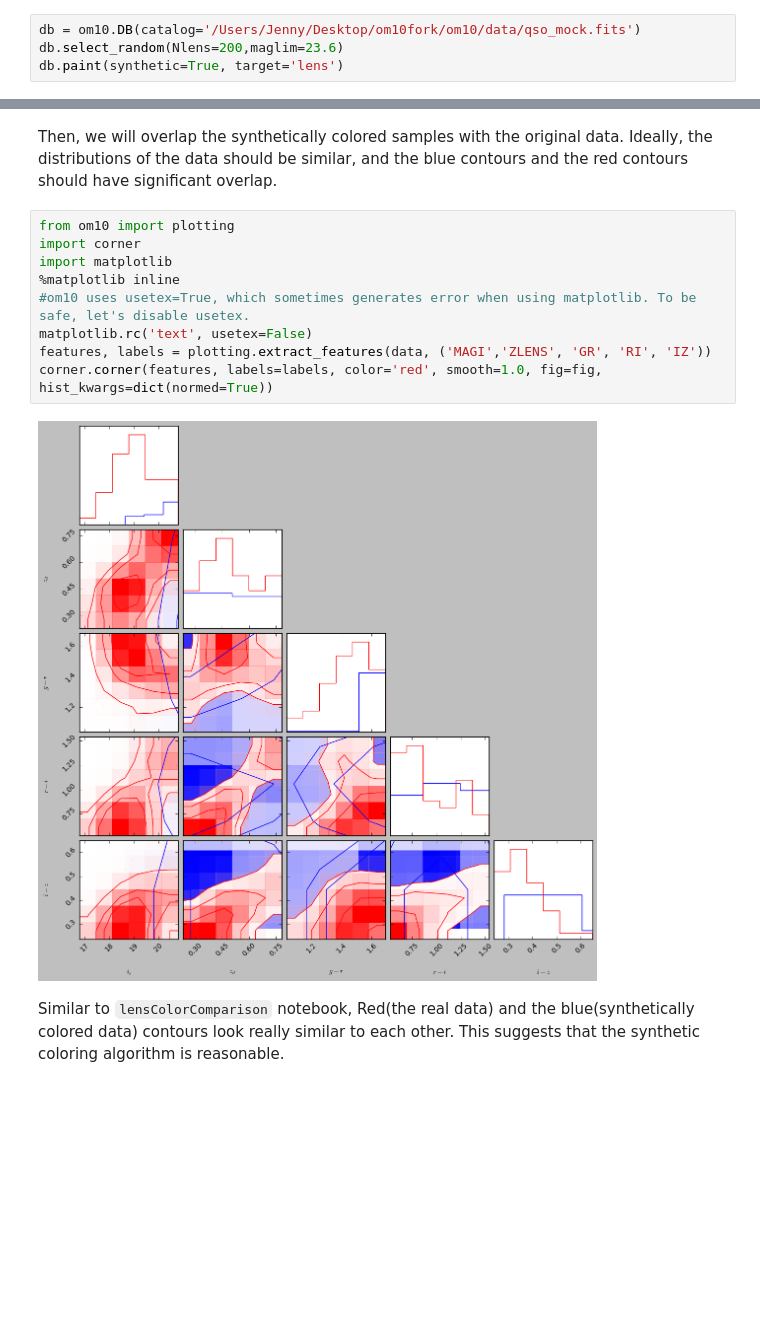
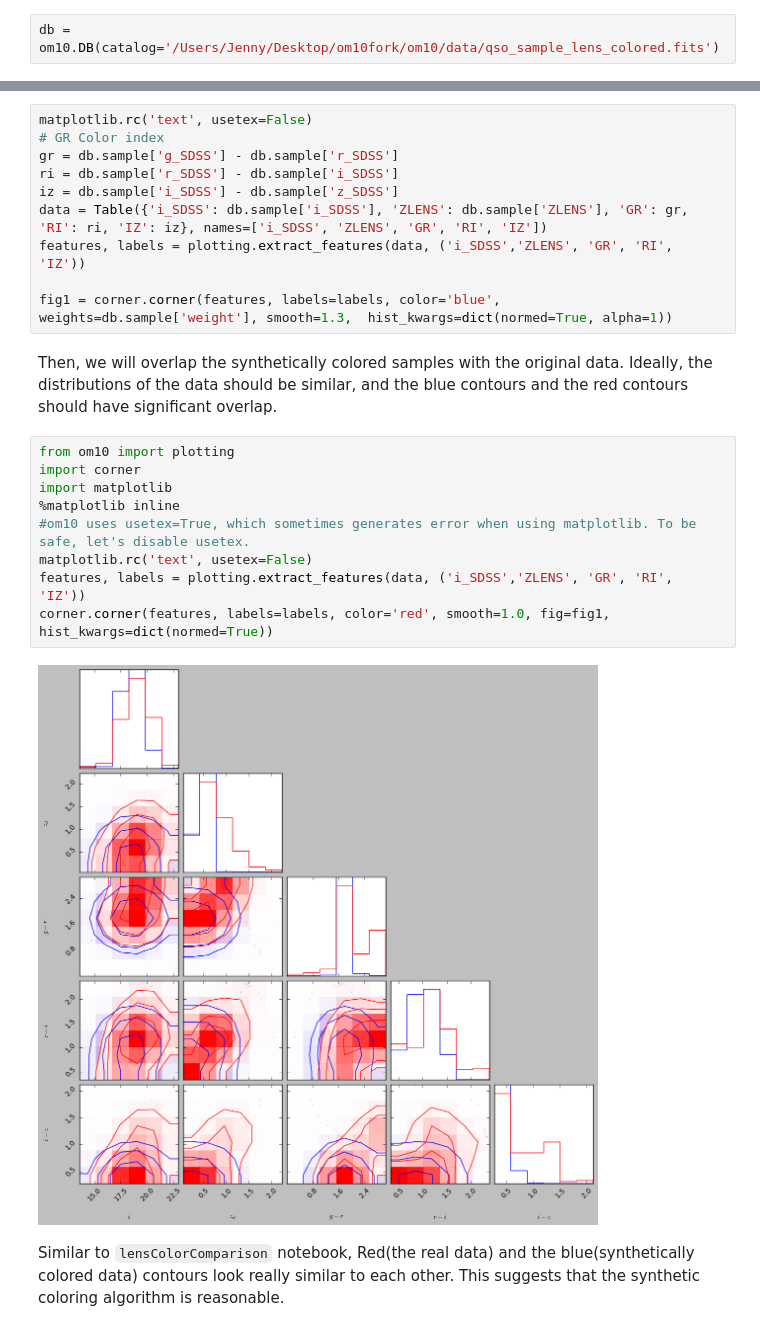
Before and after one commit to drphilmarshall/OM10, a Jupyter notebook: notebooks/Sonnenfeild et al. LensColorComparison.ipynb, the cells around one changed output, grey strips where cells are left out. Saved outputs shown, nothing was run; the diff lists cells and outputs as text; blank space fills up the shorter version.

```diff
--- a/notebooks/Sonnenfeild et al. LensColorComparison.ipynb
+++ b/notebooks/Sonnenfeild et al. LensColorComparison.ipynb
@@ -15,7 +18,5 @@ from astropy.io import fits
 # %% [markdown]
 First, let's read the catalog and select 200 lenses whose magnitudes are smaller than 23.6. Then, let's paint the lenses.
 # %%
-db = om10.DB(catalog='/Users/Jenny/Desktop/om10fork/om10/data/qso_mock.fits')
-db.select_random(Nlens=200,maglim=23.6)
-db.paint(synthetic=True, target='lens')
+db = om10.DB(catalog='/Users/Jenny/Desktop/om10fork/om10/data/qso_sample_lens_colored.fits')
 # %% [output]
@@ -76,15 +73,25 @@ WARNING:root:Too few points to create valid contours
+# %%
+matplotlib.rc('text', usetex=False)
+# GR Color index
+gr = db.sample['g_SDSS'] - db.sample['r_SDSS']
+ri = db.sample['r_SDSS'] - db.sample['i_SDSS']
+iz = db.sample['i_SDSS'] - db.sample['z_SDSS']
+data = Table({'i_SDSS': db.sample['i_SDSS'], 'ZLENS': db.sample['ZLENS'], 'GR': gr, 'RI': ri, 'IZ': iz}, names=['i_SDSS', 'ZLENS', 'GR', 'RI', 'IZ'])
+features, labels = plotting.extract_features(data, ('i_SDSS','ZLENS', 'GR', 'RI', 'IZ'))
+
+fig1 = corner.corner(features, labels=labels, color='blue', weights=db.sample['weight'], smooth=1.3,  hist_kwargs=dict(normed=True, alpha=1))
 # %% [markdown]
 Then, we will overlap the synthetically colored samples with the original data. Ideally, the distributions of the data should be similar, and the blue contours and the red contours should have significant overlap.
 # %%
 from om10 import plotting
 import corner
 import matplotlib
 %matplotlib inline
 #om10 uses usetex=True, which sometimes generates error when using matplotlib. To be safe, let's disable usetex.
 matplotlib.rc('text', usetex=False)
-features, labels = plotting.extract_features(data, ('MAGI','ZLENS', 'GR', 'RI', 'IZ'))
-corner.corner(features, labels=labels, color='red', smooth=1.0, fig=fig, hist_kwargs=dict(normed=True))
+features, labels = plotting.extract_features(data, ('i_SDSS','ZLENS', 'GR', 'RI', 'IZ'))
+corner.corner(features, labels=labels, color='red', smooth=1.0, fig=fig1, hist_kwargs=dict(normed=True))
 # %% [output]
-[figure, old version]
+[figure, new version]
 # %% [markdown]
 Similar to `lensColorComparison` notebook, Red(the real data) and the blue(synthetically colored data) contours look really similar to each other. This suggests that the synthetic coloring algorithm is reasonable.
```
Also changed, not shown: parts of 4 cells of this notebook, 7 other files.
